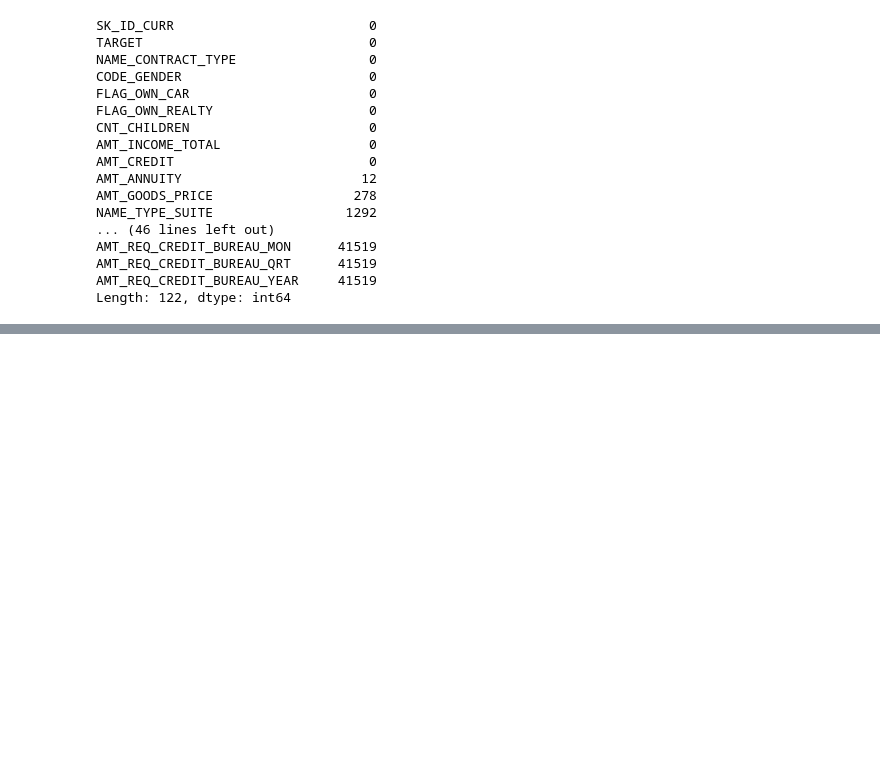
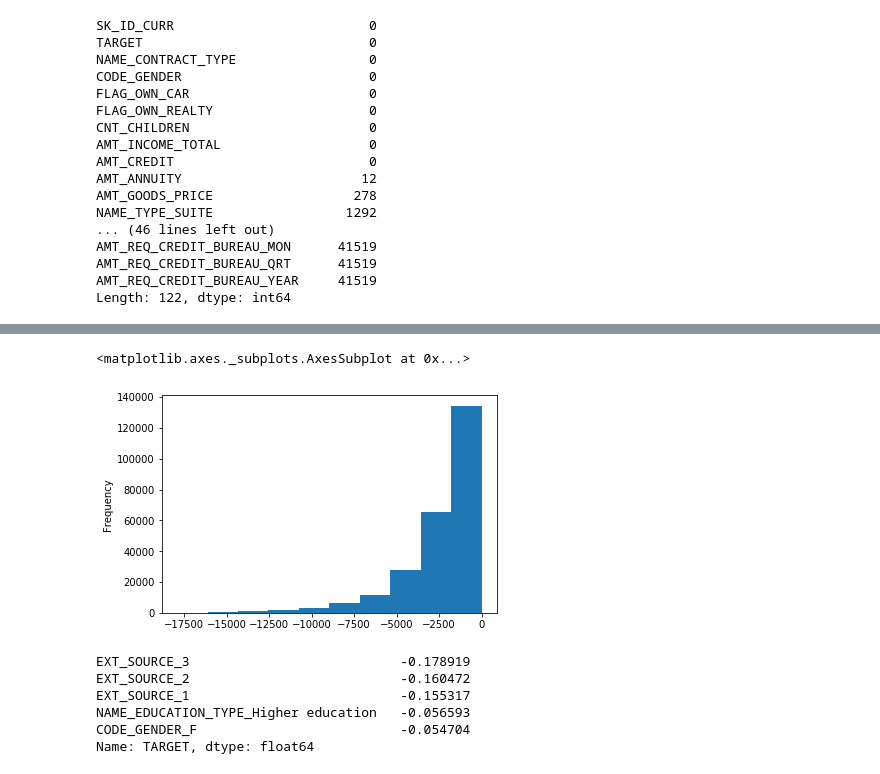
Before and after one commit to UaHaLiubolun/kaggle, a Jupyter notebook: credit/credit.ipynb, the cells around one changed output, grey strips where cells are left out. Cells and saved outputs as stored; diff of their text form; code cells hidden in the pictures; blank space fills up the shorter version.

```diff
--- a/credit/credit.ipynb
+++ b/credit/credit.ipynb
@@ -67,0 +232,7 @@ Length: 122, dtype: int64
+# %%
+app_train['DAYS_EMPLOYED_ANOM'] = app_train['DAYS_EMPLOYED'] == 365243
+app_train['DAYS_EMPLOYED'].replace({365243: np.nan}, inplace = True)
+app_train['DAYS_EMPLOYED'].plot.hist()
+# %% [output]
+<matplotlib.axes._subplots.AxesSubplot at 0x...>
+[figure, added]
@@ -67,0 +244,9 @@ Length: 122, dtype: int64
+# %%
+correlations.head()
+# %% [output]
+EXT_SOURCE_3                           -0.178919
+EXT_SOURCE_2                           -0.160472
+EXT_SOURCE_1                           -0.155317
+NAME_EDUCATION_TYPE_Higher education   -0.056593
+CODE_GENDER_F                          -0.054704
+Name: TARGET, dtype: float64
```
Also changed, not shown: parts of 38 cells of this notebook, 1 other file.
